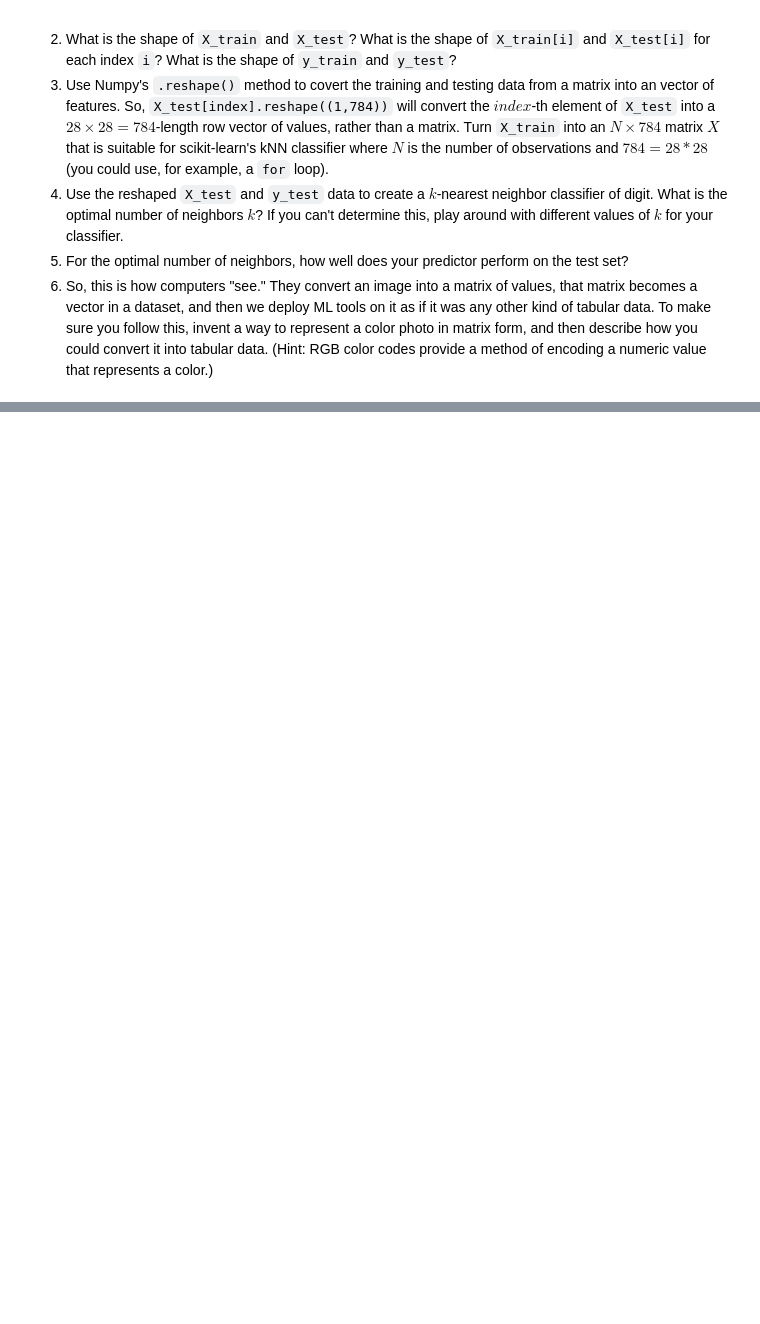
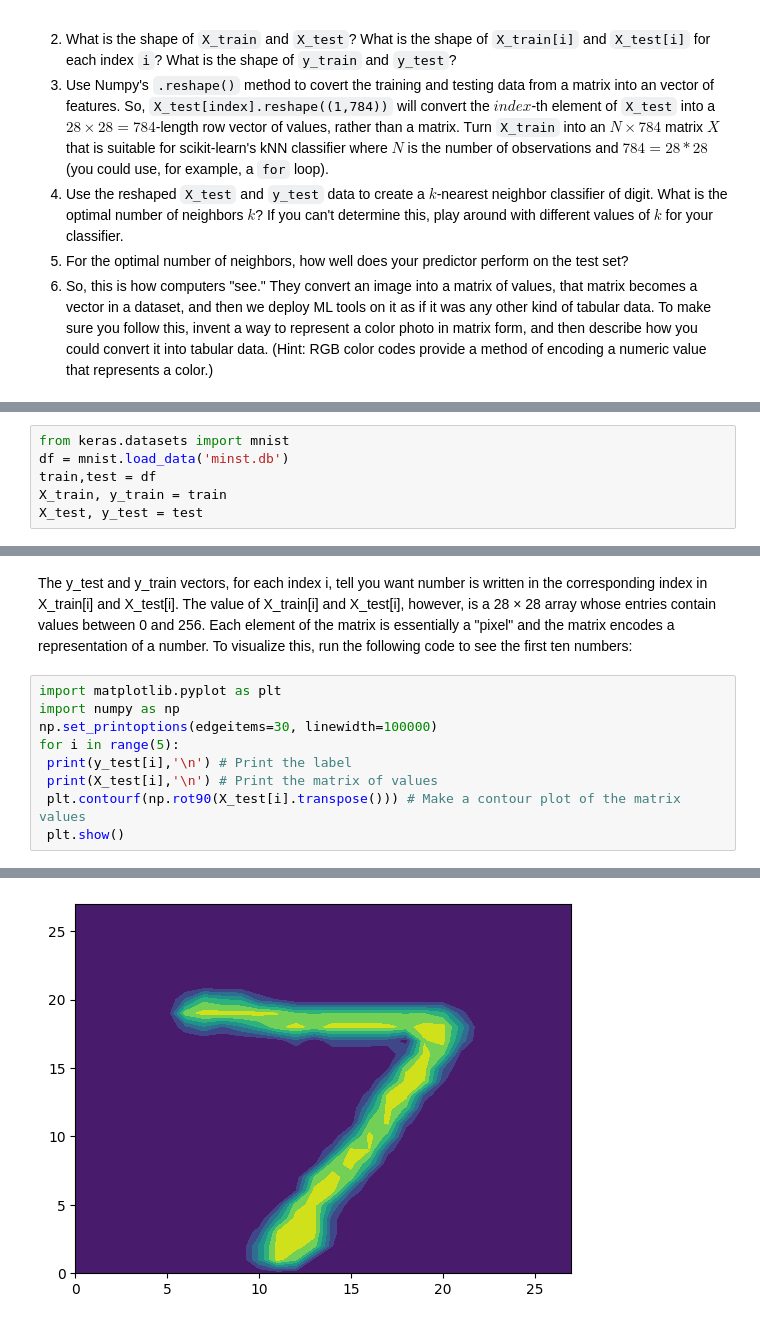
Before and after one commit to awhitehouse1/knn, a Jupyter notebook: assignment_knn.ipynb, the cells around one changed output, grey strips where cells are left out. Drawn from its saved outputs; the diff is of its cells as text; blank space fills up the shorter version.

```diff
--- a/assignment_knn.ipynb
+++ b/assignment_knn.ipynb
@@ -114,0 +123,6 @@ OK, those are the data: Labels attached to handwritten digits encoded as a matri
+# %%
+from keras.datasets import mnist
+df = mnist.load_data('minst.db')
+train,test = df
+X_train, y_train = train
+X_test, y_test = test
@@ -114,0 +132,12 @@ OK, those are the data: Labels attached to handwritten digits encoded as a matri
+# %% [markdown]
+The y_test and y_train vectors, for each index i, tell you want number is written in the corresponding index in X_train[i] and X_test[i]. The value of X_train[i] and X_test[i], however, is a 28 × 28 array whose entries contain values between 0 and 256. Each element of the matrix is essentially a "pixel" and the matrix encodes a representation of a number. To visualize this, run the following code to see the first ten numbers:
+# %%
+import matplotlib.pyplot as plt
+import numpy as np
+np.set_printoptions(edgeitems=30, linewidth=100000)
+for i in range(5):
+ print(y_test[i],'\n') # Print the label
+ print(X_test[i],'\n') # Print the matrix of values
+ plt.contourf(np.rot90(X_test[i].transpose())) # Make a contour plot of the matrix values
+ plt.show()
+# %% [output]
@@ -114,0 +161 @@ OK, those are the data: Labels attached to handwritten digits encoded as a matri
+[figure, added]
```
Also changed, not shown: parts of 17 cells of this notebook.
